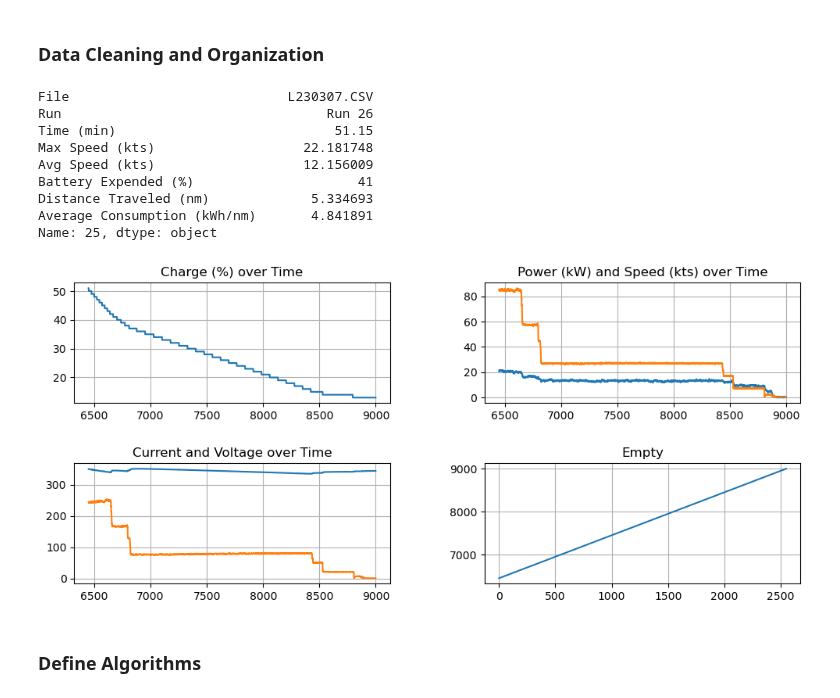
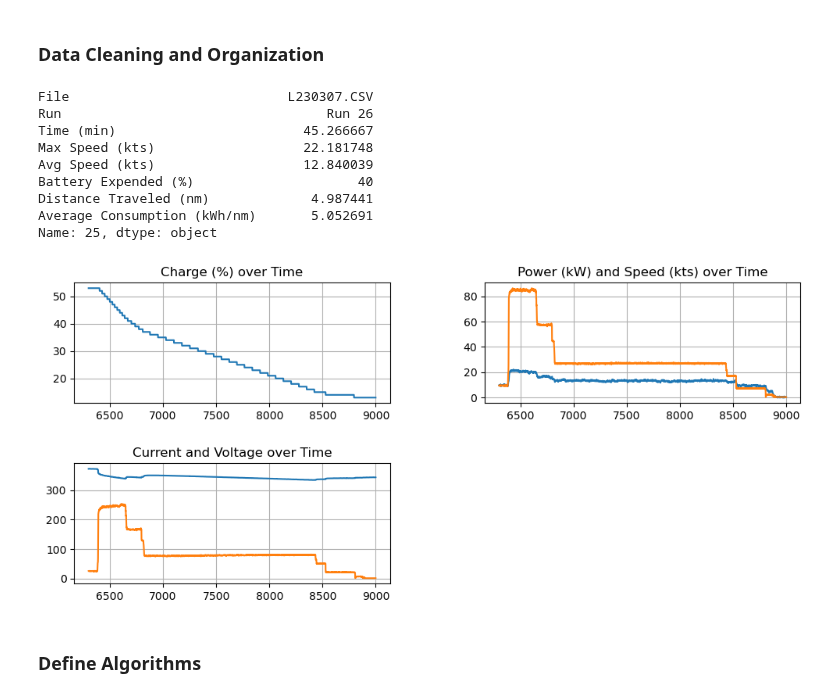
Before and after one commit to eliu420/photon-range-estimator, a Jupyter notebook: test_loop.ipynb, the cells around one changed output. Drawn from its saved outputs; the diff is of its cells as text; code cells hidden in the pictures.

```diff
--- a/test_loop.ipynb
+++ b/test_loop.ipynb
@@ -18,54 +53,53 @@ data = data_files.runs_dict
 ### Data Cleaning and Organization
 # %%
 """Format and clean test data:"""
-run = 26
-# Extracting columns simplifies the database for visual purposes.
-# It will eventually be extraneous.
+run = 26        # Pick a run from the dictionary to simulate that data
+
 columns = ['Date', 'Time', 'Lat', 'Lon', 'Speed m/s', 'Distance km',
         'RPM 1', 'Motor Load 1 %', 'Motor Torque 1 %', 'Motor Temp 1 C',
         'Pack Current 1 A', 'Pack Voltage 1 V', 'Pack Temp 1 C', 'SOC 1 %',
         'Power 1 kW', 'Speed kts', 'Distance nm'
         ## 'Battery Health', 'Water Speed'
         ]
+
 df = data['Run %i' % run][columns]
-df = df[500:]
 print(data_files.file_summary.iloc[run-1])
 
-'''Interesting Plots'''
+'''Summary Plots'''
 plt.figure(figsize=(12,5))
 plt.subplot(2,2,1)
 plt.plot(df.index, df['SOC 1 %'])
 plt.grid()
 plt.title('Charge (%) over Time')
 
 plt.subplot(2,2,2)
 plt.plot(df.index, df['Speed kts'], df['Power 1 kW'])
 plt.grid()
 plt.title('Power (kW) and Speed (kts) over Time')
 
 plt.subplot(2,2,3)
 plt.plot(df.index, df['Pack Voltage 1 V'], df['Pack Current 1 A'])
 plt.grid()
 plt.title('Current and Voltage over Time')
 
-plt.subplot(2,2,4)
-plt.plot(df.index)
-plt.grid()
-plt.title('Empty')
+# plt.subplot(2,2,4)
+# plt.plot(df.index)
+# plt.grid()
+# plt.title('Empty')
 
 plt.subplots_adjust(hspace = 0.5)
 plt.subplots_adjust(wspace = 0.3)
 # %% [output]
 File                            L230307.CSV
 Run                                  Run 26
-Time (min)                            51.15
+Time (min)                        45.266667
 Max Speed (kts)                   22.181748
-Avg Speed (kts)                   12.156009
-Battery Expended (%)                     41
-Distance Traveled (nm)             5.334693
-Average Consumption (kWh/nm)       4.841891
+Avg Speed (kts)                   12.840039
+Battery Expended (%)                     40
+Distance Traveled (nm)             4.987441
+Average Consumption (kWh/nm)       5.052691
 Name: 25, dtype: object
-[figure, old version]
+[figure, new version]
 # %% [markdown]
 ### Define Algorithms
 # %%
```
Also changed, not shown: parts of 6 cells of this notebook.
